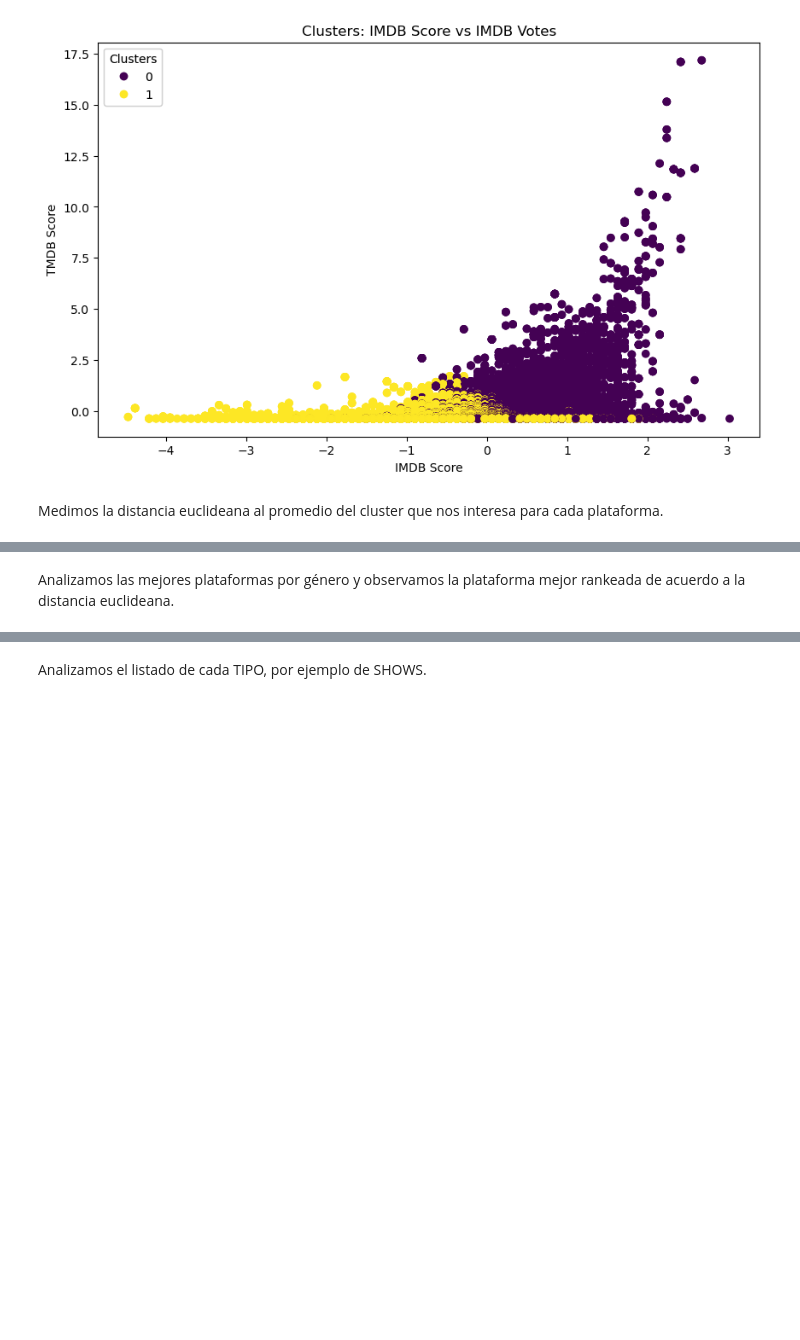
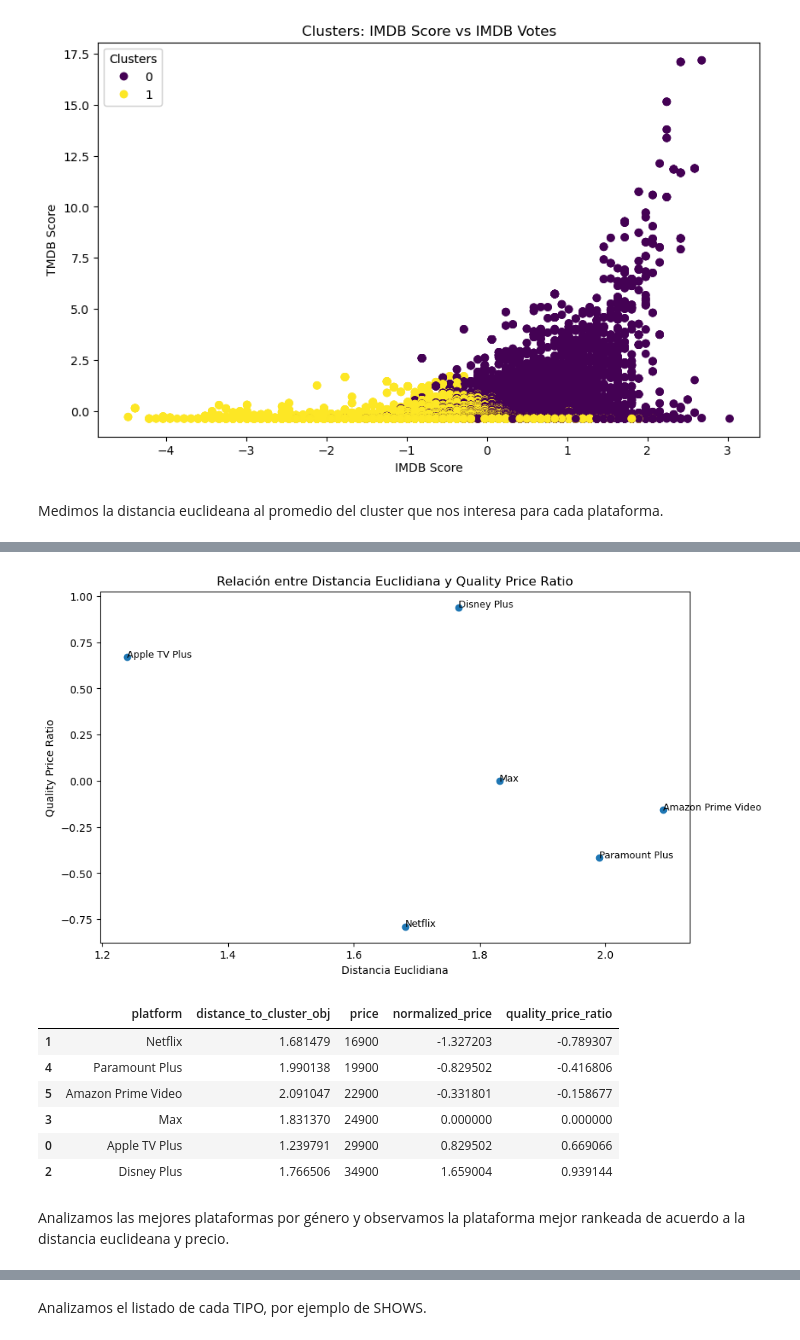
Before and after one commit to Josehoyos26/ML_NS_G13, a Jupyter notebook: Proyecto/EDA.ipynb, the cells around one changed output, grey strips where cells are left out. Drawn from its saved outputs; the diff is of its cells as text; code cells hidden in the pictures; blank space fills up the shorter version.

```diff
--- a/Proyecto/EDA.ipynb
+++ b/Proyecto/EDA.ipynb
@@ -24,0 +29,3 @@ Cantidad de registros : 19817
+# %%
+df_prices = pd.read_excel('data/Precios Streaming COP.xlsx')
+df_prices.head()
@@ -604,9 +618,9 @@ df_K_means['distance_to_cluster_obj'] = euclidean_distances(df_K_means[["imdbVot
 platform_approach = df_K_means.groupby('platform')['distance_to_cluster_obj'].mean().reset_index()
 
 # Ordenar de mayor a menor
-platform_approach = platform_approach.sort_values(by='distance_to_cluster_obj', ascending=False)
+platform_approach = platform_approach.sort_values(by='distance_to_cluster_obj', ascending=True)
 
 # Mostrar el resultado
-print(platform_approach)
+platform_approach
 # %% [output]
              platform  distance_to_cluster_obj
@@ -619,3 +635,41 @@ print(platform_approach)
+# %%
+# Unir las bases de datos
+df_comp = pd.merge(platform_approach, df_prices, on='platform')
+
+# Normalizar precios usando StandardScaler
+scaler = StandardScaler()
+df_comp['normalized_price'] = scaler.fit_transform(df_comp[['price']])
+
+# Calcular relación calidad-precio con la nueva fórmula
+df_comp['quality_price_ratio'] = df_comp['normalized_price'] / df_comp['distance_to_cluster_obj']
+
+# Ordenar df_comp de menor a mayor según quality_price_ratio
+df_comp_sorted = df_comp.sort_values(by='quality_price_ratio')
+
+# Visualización con etiquetas
+plt.figure(figsize=(10, 6))
+plt.scatter(df_comp_sorted['distance_to_cluster_obj'], df_comp_sorted['quality_price_ratio'])
+
+# Añadir etiquetas a cada punto
+for i, row in df_comp_sorted.iterrows():
+    plt.text(row['distance_to_cluster_obj'], row['quality_price_ratio'], row['platform'], fontsize=9)
+
+plt.xlabel('Distancia Euclidiana')
+plt.ylabel('Quality Price Ratio')
+plt.title('Relación entre Distancia Euclidiana y Quality Price Ratio')
+plt.show()
+
+# Mostrar el DataFrame resultante con la nueva columna 'quality_price_ratio' ordenado
+df_comp_sorted
+# %% [output]
+[figure, added]
+|  | platform | distance_to_cluster_obj | price | normalized_price | quality_price_ratio |
+| 1 | Netflix | 1.681479 | 16900 | -1.327203 | -0.789307 |
+| 4 | Paramount Plus | 1.990138 | 19900 | -0.829502 | -0.416806 |
+| 5 | Amazon Prime Video | 2.091047 | 22900 | -0.331801 | -0.158677 |
+| 3 | Max | 1.831370 | 24900 | 0.000000 | 0.000000 |
+| 0 | Apple TV Plus | 1.239791 | 29900 | 0.829502 | 0.669066 |
+| 2 | Disney Plus | 1.766506 | 34900 | 1.659004 | 0.939144 |
 # %% [markdown]
-Analizamos las mejores plataformas por género y observamos la plataforma mejor rankeada de acuerdo a la distancia euclideana.
+Analizamos las mejores plataformas por género y observamos la plataforma mejor rankeada de acuerdo a la distancia euclideana y precio.
 # %%
```
Also changed, not shown: parts of 9 cells of this notebook, 1 other file.
